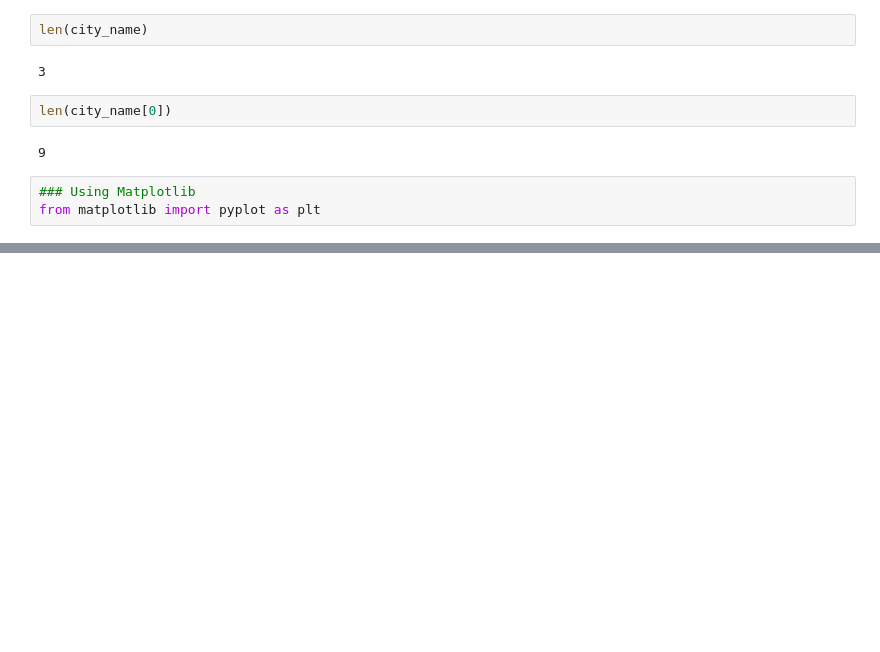
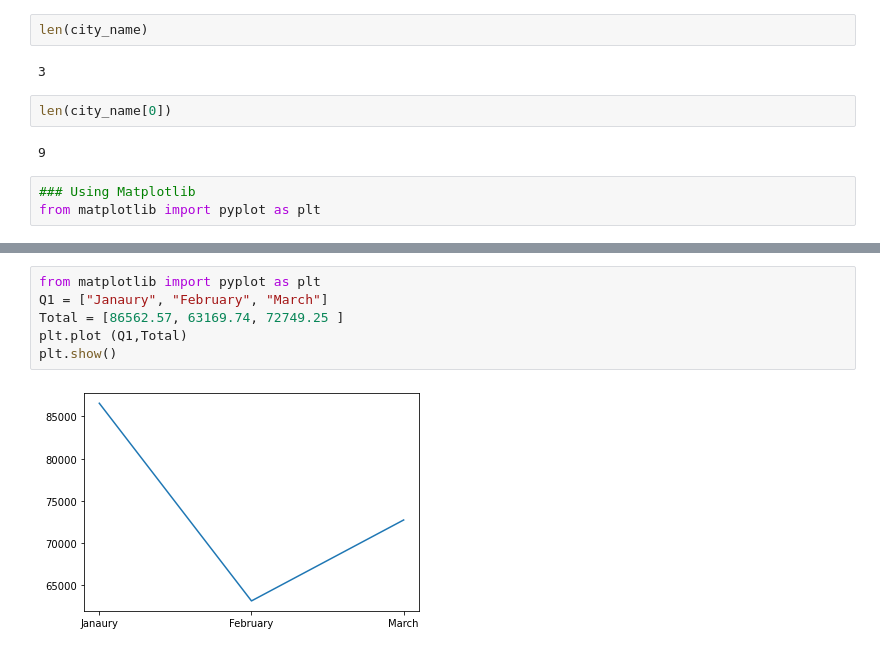
Before and after one commit to pdhealy22/UCD-Assignment, a Jupyter notebook: Philip Healy Assignment.ipynb, the cells around one changed output, grey strips where cells are left out. Drawn from its saved outputs; the diff is of its cells as text; blank space fills up the shorter version.

```diff
--- a/Philip Healy Assignment.ipynb
+++ b/Philip Healy Assignment.ipynb
@@ -163,0 +177,8 @@ plt.show()
+# %%
+from matplotlib import pyplot as plt
+Q1 = ["Janaury", "February", "March"]
+Total = [86562.57, 63169.74, 72749.25 ]
+plt.plot (Q1,Total)
+plt.show()
+# %% [output]
+[figure, added]
```
Also changed, not shown: parts of 20 cells of this notebook.
